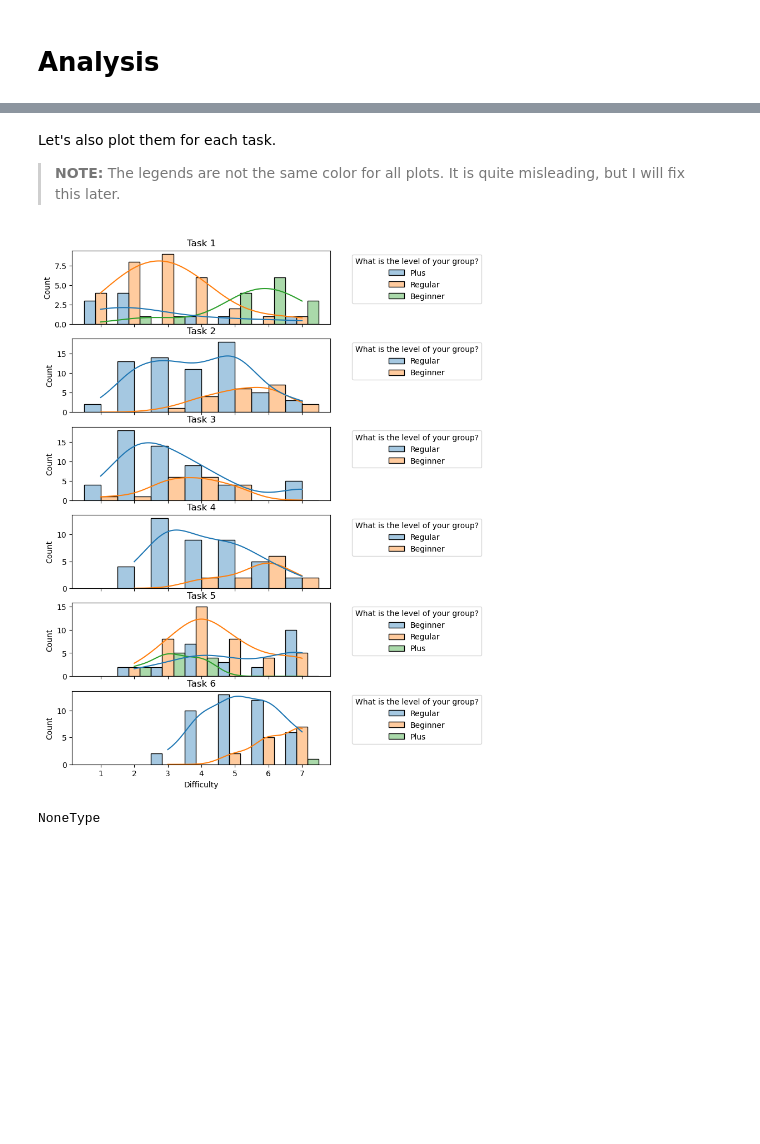
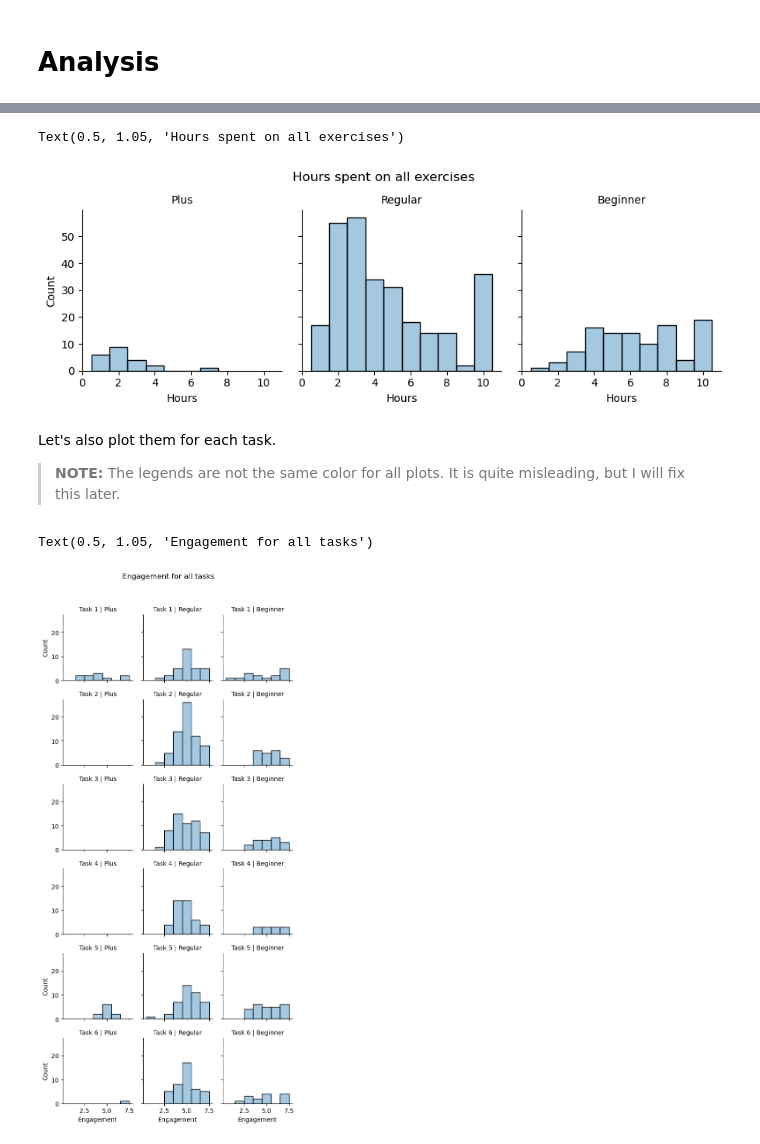
Before and after one commit to LinusOstlund/inda-analysis, a Jupyter notebook: src/analysis.ipynb, the cells around one changed output, grey strips where cells are left out. Cells and saved outputs as stored; diff of their text form; code cells hidden in the pictures; blank space fills up the shorter version.

```diff
--- a/src/analysis.ipynb
+++ b/src/analysis.ipynb
@@ -163,34 +179,20 @@ sns.histplot(data=df, x="Difficulty", hue="What is the level of your group?", al
+# %%
+g = sns.FacetGrid(df, col="Experience level", height=3, aspect=1)
+g.map(sns.histplot, "Hours", alpha=0.4, discrete=True, multiple="dodge")
+g.set_titles(col_template="{col_name}")
+g.figure.suptitle("Hours spent on all exercises", y=1.05)
+# %% [output]
+Text(0.5, 1.05, 'Hours spent on all exercises')
+[figure, added]
 # %% [markdown]
 Let's also plot them for each task.
 
 > **NOTE:** The legends are not the same color for all plots. It is quite misleading, but I will fix this later.
-# %%
-fig, axes = plt.subplots(6, 1, figsize=(6, 12), sharex=True)
-
-
-
-for col, task in enumerate(sorted(df["Which task does this form consider?"].unique())):
-    g = sns.histplot(
-        data = df[df["Which task does this form consider?"] == int(task)],
-        x="Difficulty",
-        hue="What is the level of your group?",
-        alpha=0.4,
-        discrete=True,
-        multiple="dodge",
-        kde = True,
-        ax = axes[task-1],
-        legend=True,
-        )
-    g.set_title("Task " + str(task))
-    sns.move_legend(g, loc='upper right', bbox_to_anchor=(1.6, 1.0), ncol=1)
-
-
-#plt.tight_layout()
-# %% [output]
-[figure, removed]
-# %%
-# TODO refactor all column names :9
-df["Which task does this form consider?"].unique()
-type(df["Which task does this form consider?"].unique().sort(axis=0))
-# %% [output]
-NoneType
+# %%
+g = sns.FacetGrid(df, col="Experience level", row="Task", height=2, aspect=1)
+g.map(sns.histplot, 'Engagement', alpha=0.4, discrete=True, multiple="dodge")
+g.set_titles(col_template="{col_name}", row_template="Task {row_name}")
+g.figure.suptitle("Engagement for all tasks", y=1.05)
+# %% [output]
+Text(0.5, 1.05, 'Engagement for all tasks')
+[figure, added]
```
Also changed, not shown: parts of 12 cells of this notebook.
